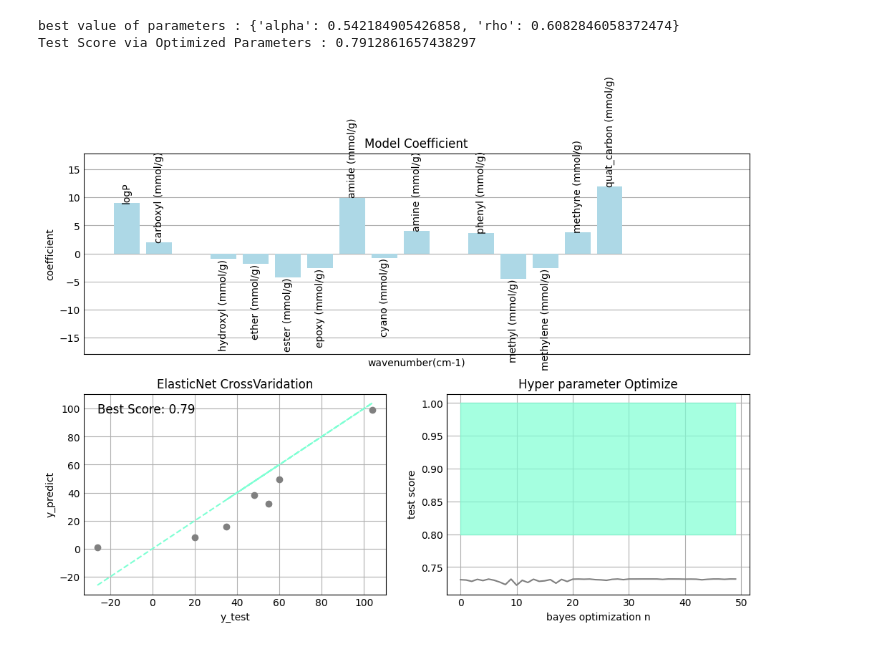
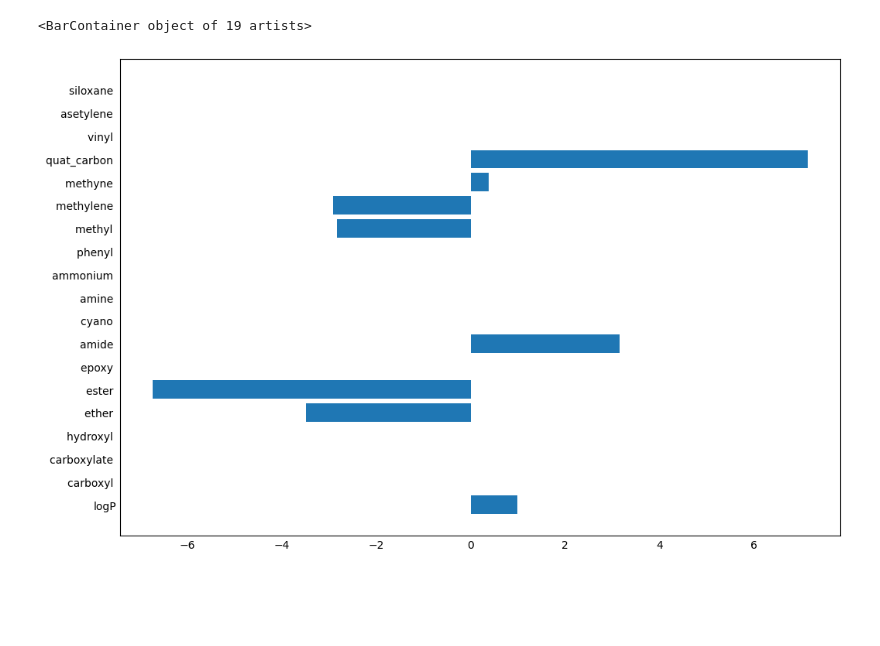
Before and after one commit to takuminal/Share, a Jupyter notebook: QSPR_ElasticNet/MachineLearning.ipynb, the cells around one changed output. Cells and saved outputs as stored; diff of their text form; code cells hidden in the pictures; blank space fills up the shorter version.

```diff
--- a/QSPR_ElasticNet/MachineLearning.ipynb
+++ b/QSPR_ElasticNet/MachineLearning.ipynb
@@ -15,4 +15,4 @@ X_train, X_test, y_train, y_test = train_test_split(X, y, test_size=0.4,random_s
 # %%
-model = LinearRegression()
+model = Lasso(alpha=10)
 model.fit(X, y)
 # %% [output]
@@ -47,6 +37,10 @@ from modules  import bayes_EN
-# %%
-bayes_EN.Elastic_Net(feature_names,X,y,0.1,50)
-# %% [output]
-best value of parameters : {'alpha': 0.542184905426858, 'rho': 0.6082846058372474}
-Test Score via Optimized Parameters : 0.7912861657438297
-[figure, removed]
+# %%
+#結果の可視化
+feature_names =[elem.replace("(mmol/g)","") for elem in feature_names]
+
+plt.figure(figsize=(12,8))
+plt.style.use("_mpl-gallery-nogrid")
+plt.barh(feature_names,coefficients)
+# %% [output]
+<BarContainer object of 19 artists>
+[figure, added]
```
Also changed, not shown: parts of 11 cells of this notebook, 5 other files.
